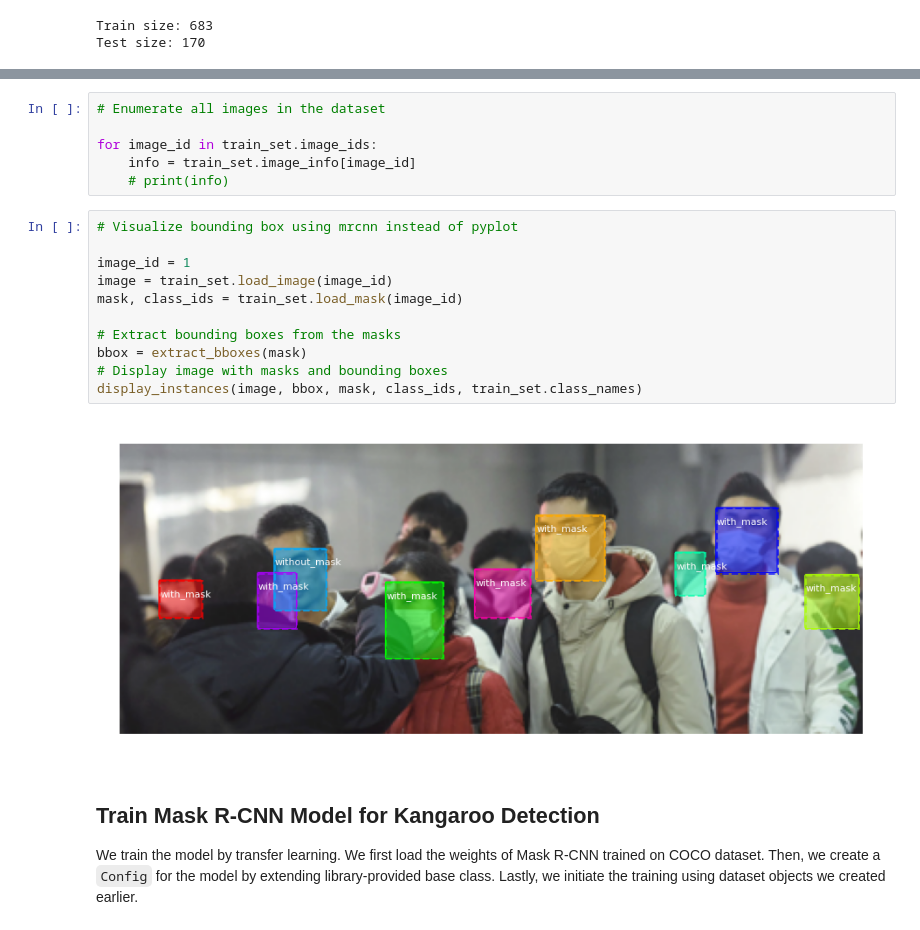
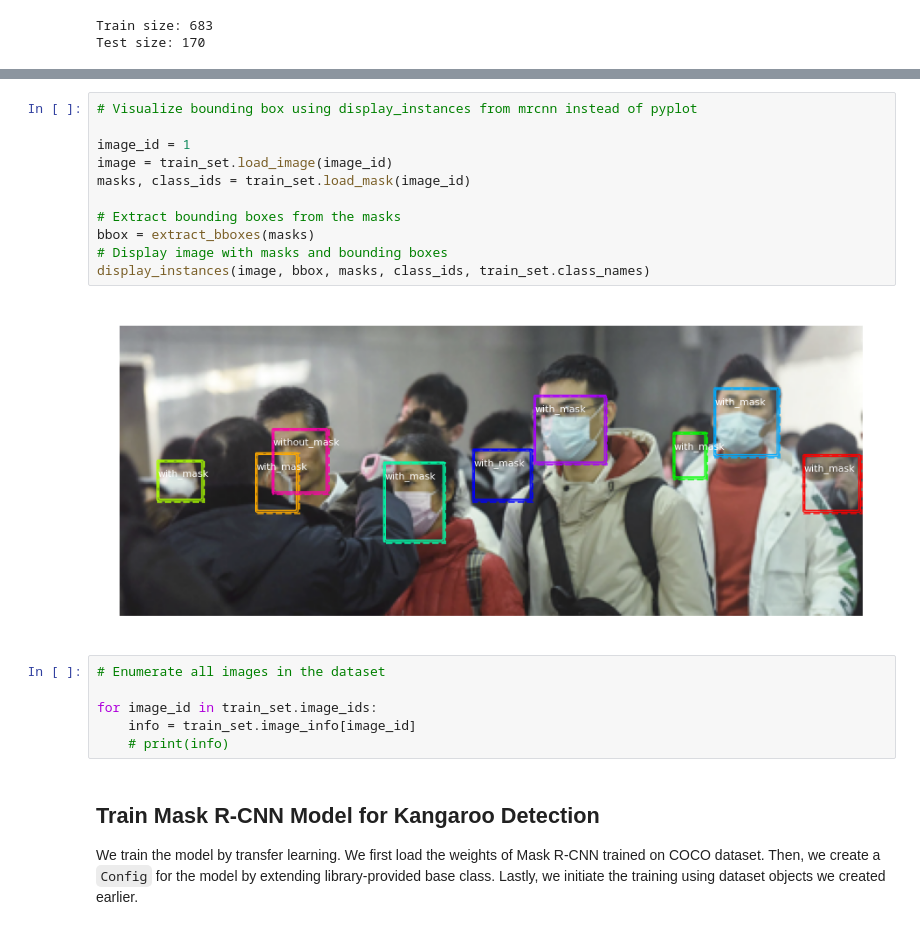
Before and after one commit to BingkAI-B21CAP0161/C-Mask-Machine-Learning, a Jupyter notebook: Masked_Face_Object_Detection/Modelling/Mask_R_CNN_Object_Detection.ipynb, the cells around one changed output, grey strips where cells are left out. Cells and saved outputs as stored; diff of their text form.

```diff
--- a/Masked_Face_Object_Detection/Modelling/Mask_R_CNN_Object_Detection.ipynb
+++ b/Masked_Face_Object_Detection/Modelling/Mask_R_CNN_Object_Detection.ipynb
@@ -276,22 +287,22 @@ plt.show()
+# %%
+# Visualize bounding box using display_instances from mrcnn instead of pyplot
+
+image_id = 1
+image = train_set.load_image(image_id)
+masks, class_ids = train_set.load_mask(image_id)
+
+# Extract bounding boxes from the masks
+bbox = extract_bboxes(masks)
+# Display image with masks and bounding boxes
+display_instances(image, bbox, masks, class_ids, train_set.class_names)
+# %% [output]
+[figure, added]
 # %%
 # Enumerate all images in the dataset
 
 for image_id in train_set.image_ids:
 	info = train_set.image_info[image_id]
 	# print(info)
-# %%
-# Visualize bounding box using mrcnn instead of pyplot
-
-image_id = 1
-image = train_set.load_image(image_id)
-mask, class_ids = train_set.load_mask(image_id)
-
-# Extract bounding boxes from the masks
-bbox = extract_bboxes(mask)
-# Display image with masks and bounding boxes
-display_instances(image, bbox, mask, class_ids, train_set.class_names)
-# %% [output]
-[figure, removed]
 # %% [markdown]
 ## Train Mask R-CNN Model for Kangaroo Detection
 
```
Also changed, not shown: parts of 14 cells of this notebook.
